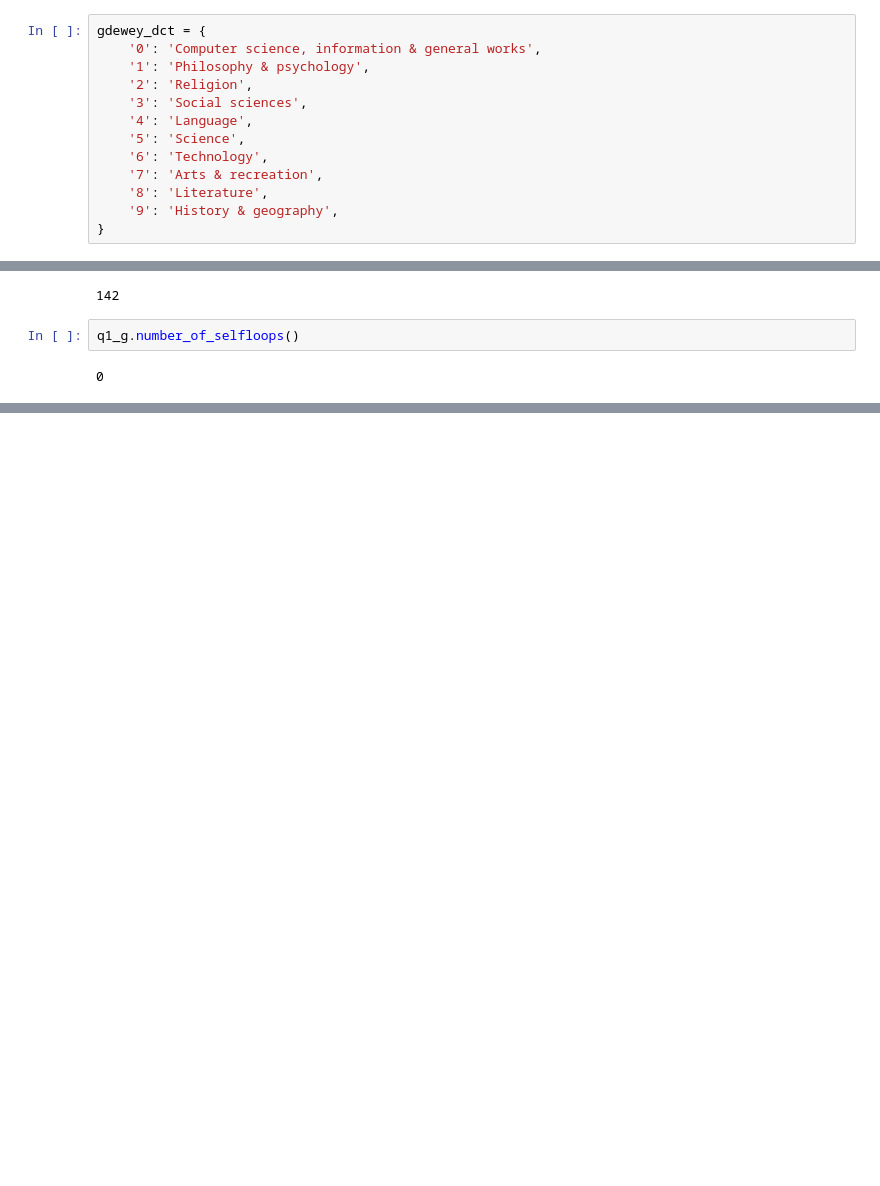
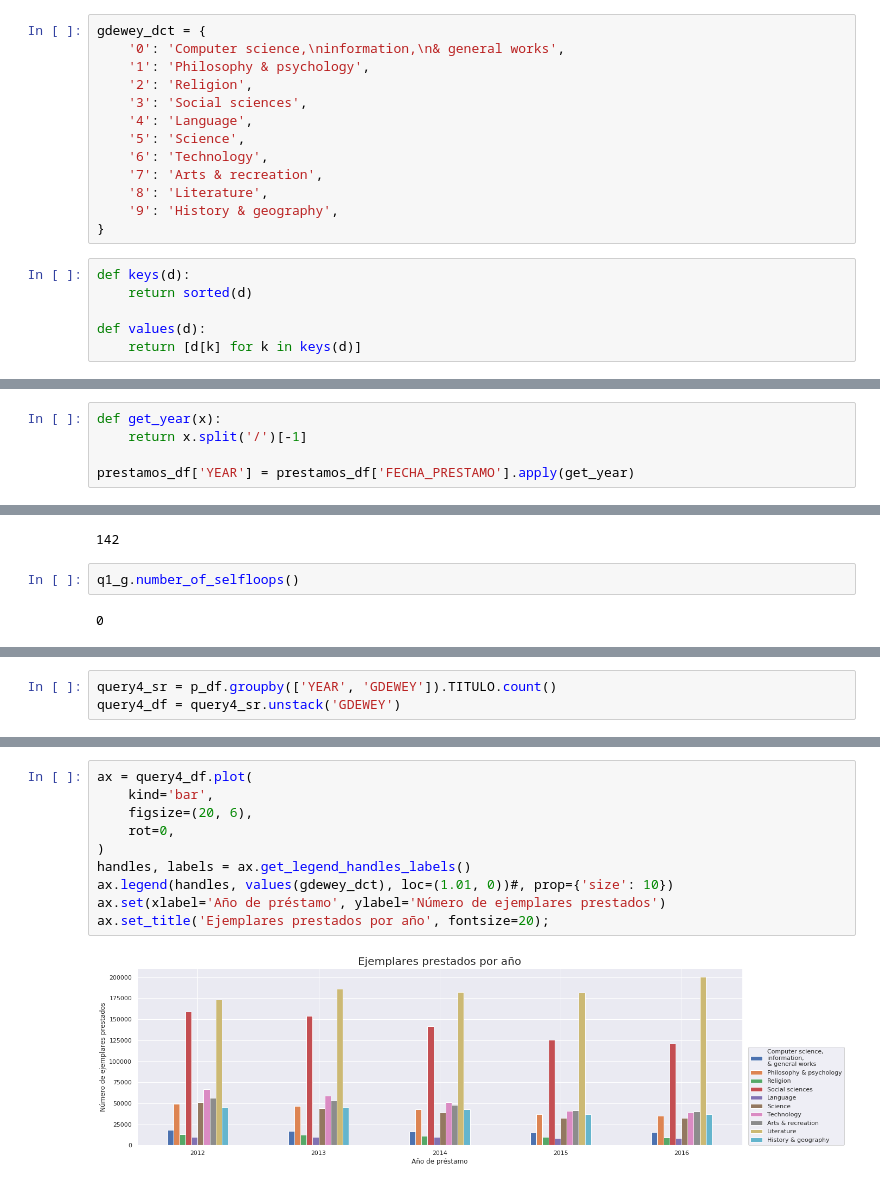
Before and after one commit to mavillard/colombia, a Jupyter notebook: queries.ipynb, the cells around one changed output, grey strips where cells are left out. Saved outputs shown, nothing was run; the diff lists cells and outputs as text; blank space fills up the shorter version.

```diff
--- a/queries.ipynb
+++ b/queries.ipynb
@@ -109,7 +113,7 @@ sucursales = {
 9. Class 900 - History & geography
 # %%
 gdewey_dct = {
-    '0': 'Computer science, information & general works',
+    '0': 'Computer science,\ninformation,\n& general works',
     '1': 'Philosophy & psychology',
     '2': 'Religion',
     '3': 'Social sciences',
@@ -120,6 +124,12 @@ gdewey_dct = {
     '8': 'Literature',
     '9': 'History & geography',
 }
+# %%
+def keys(d):
+    return sorted(d)
+
+def values(d):
+    return [d[k] for k in keys(d)]
 # %%
 topics = {}
 with open('dewey.txt') as f:
@@ -198,3 +208,8 @@ CIP       3958
 CAN          8
 CE3          1
 Name: CATEGORÍA, dtype: int64
+# %%
+def get_year(x):
+    return x.split('/')[-1]
+
+prestamos_df['YEAR'] = prestamos_df['FECHA_PRESTAMO'].apply(get_year)
@@ -271,0 +375,3 @@ nx.write_gexf(q1_g, 'queries/q1.gexf')
+# %%
+query4_sr = p_df.groupby(['YEAR', 'GDEWEY']).TITULO.count()
+query4_df = query4_sr.unstack('GDEWEY')
@@ -271,0 +388,12 @@ nx.write_gexf(q1_g, 'queries/q1.gexf')
+# %%
+ax = query4_df.plot(
+    kind='bar',
+    figsize=(20, 6),
+    rot=0,
+)
+handles, labels = ax.get_legend_handles_labels()
+ax.legend(handles, values(gdewey_dct), loc=(1.01, 0))#, prop={'size': 10})
+ax.set(xlabel='Año de préstamo', ylabel='Número de ejemplares prestados')
+ax.set_title('Ejemplares prestados por año', fontsize=20);
+# %% [output]
+[figure, added]
```
Also changed, not shown: parts of 24 cells of this notebook.
